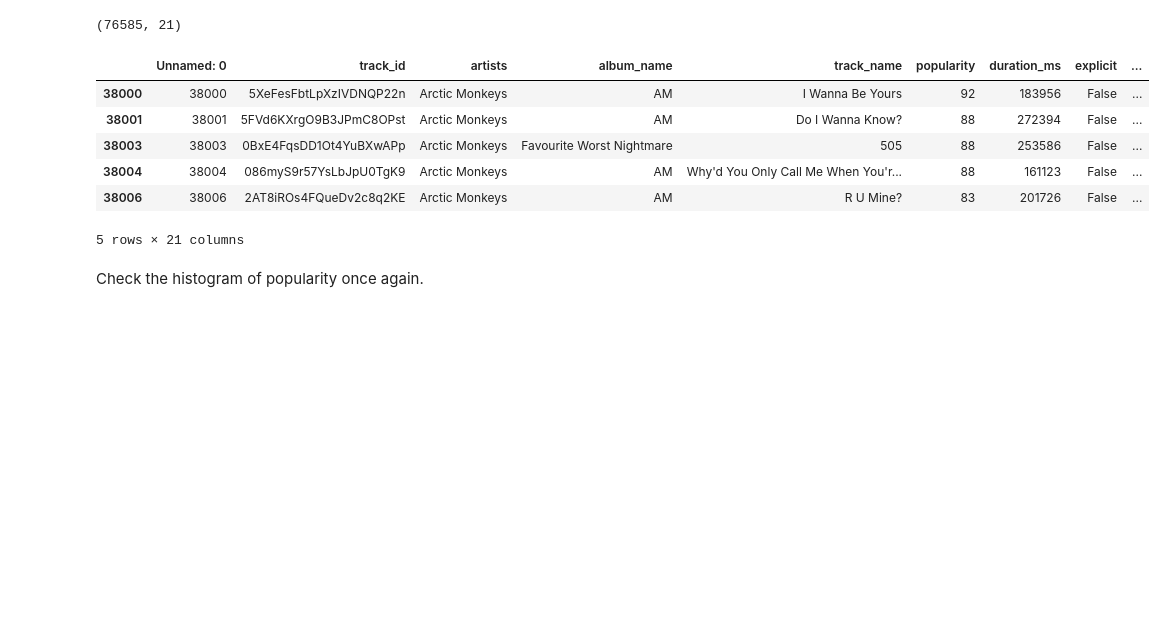
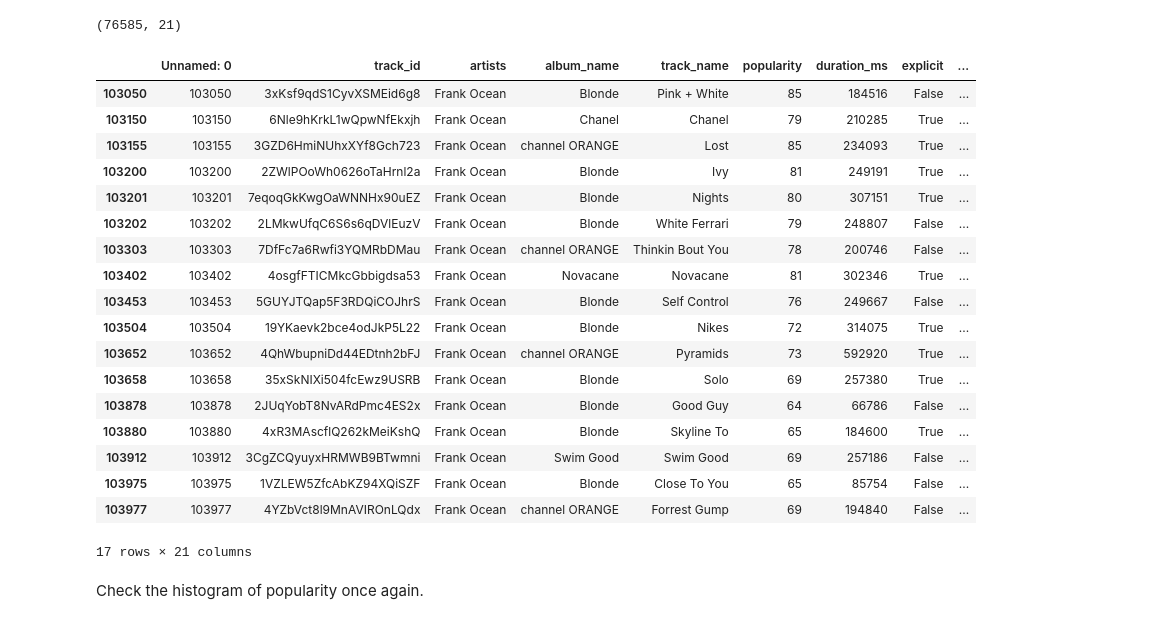
Before and after one commit to npwkeller/spotify-recommender-and-widget, a Jupyter notebook: spotify_recommend.ipynb, the cells around one changed output. Cells and saved outputs as stored; diff of their text form; code cells hidden in the pictures; blank space fills up the shorter version.

```diff
--- a/spotify_recommend.ipynb
+++ b/spotify_recommend.ipynb
@@ -109,15 +109,27 @@ data.shape
 # %%
 #Finding Some songs I want suggestions of.
 
-data[data['artists'] == "Arctic Monkeys"].head()
+data[data['artists'] == "Frank Ocean"]
 # %% [output]
 |  | Unnamed: 0 | track_id | artists | album_name | track_name | popularity | duration_ms | explicit | ... |
-| 38000 | 38000 | 5XeFesFbtLpXzIVDNQP22n | Arctic Monkeys | AM | I Wanna Be Yours | 92 | 183956 | False | ... |
-| 38001 | 38001 | 5FVd6KXrgO9B3JPmC8OPst | Arctic Monkeys | AM | Do I Wanna Know? | 88 | 272394 | False | ... |
-| 38003 | 38003 | 0BxE4FqsDD1Ot4YuBXwAPp | Arctic Monkeys | Favourite Worst Nightmare | 505 | 88 | 253586 | False | ... |
-| 38004 | 38004 | 086myS9r57YsLbJpU0TgK9 | Arctic Monkeys | AM | Why'd You Only Call Me When You'r... | 88 | 161123 | False | ... |
-| 38006 | 38006 | 2AT8iROs4FQueDv2c8q2KE | Arctic Monkeys | AM | R U Mine? | 83 | 201726 | False | ... |
+| 103050 | 103050 | 3xKsf9qdS1CyvXSMEid6g8 | Frank Ocean | Blonde | Pink + White | 85 | 184516 | False | ... |
+| 103150 | 103150 | 6Nle9hKrkL1wQpwNfEkxjh | Frank Ocean | Chanel | Chanel | 79 | 210285 | True | ... |
+| 103155 | 103155 | 3GZD6HmiNUhxXYf8Gch723 | Frank Ocean | channel ORANGE | Lost | 85 | 234093 | True | ... |
+| 103200 | 103200 | 2ZWlPOoWh0626oTaHrnl2a | Frank Ocean | Blonde | Ivy | 81 | 249191 | True | ... |
+| 103201 | 103201 | 7eqoqGkKwgOaWNNHx90uEZ | Frank Ocean | Blonde | Nights | 80 | 307151 | True | ... |
+| 103202 | 103202 | 2LMkwUfqC6S6s6qDVlEuzV | Frank Ocean | Blonde | White Ferrari | 79 | 248807 | False | ... |
+| 103303 | 103303 | 7DfFc7a6Rwfi3YQMRbDMau | Frank Ocean | channel ORANGE | Thinkin Bout You | 78 | 200746 | False | ... |
+| 103402 | 103402 | 4osgfFTICMkcGbbigdsa53 | Frank Ocean | Novacane | Novacane | 81 | 302346 | True | ... |
+| 103453 | 103453 | 5GUYJTQap5F3RDQiCOJhrS | Frank Ocean | Blonde | Self Control | 76 | 249667 | False | ... |
+| 103504 | 103504 | 19YKaevk2bce4odJkP5L22 | Frank Ocean | Blonde | Nikes | 72 | 314075 | True | ... |
+| 103652 | 103652 | 4QhWbupniDd44EDtnh2bFJ | Frank Ocean | channel ORANGE | Pyramids | 73 | 592920 | True | ... |
+| 103658 | 103658 | 35xSkNIXi504fcEwz9USRB | Frank Ocean | Blonde | Solo | 69 | 257380 | True | ... |
+| 103878 | 103878 | 2JUqYobT8NvARdPmc4ES2x | Frank Ocean | Blonde | Good Guy | 64 | 66786 | False | ... |
+| 103880 | 103880 | 4xR3MAscflQ262kMeiKshQ | Frank Ocean | Blonde | Skyline To | 65 | 184600 | True | ... |
+| 103912 | 103912 | 3CgZCQyuyxHRMWB9BTwmni | Frank Ocean | Swim Good | Swim Good | 69 | 257186 | False | ... |
+| 103975 | 103975 | 1VZLEW5ZfcAbKZ94XQiSZF | Frank Ocean | Blonde | Close To You | 65 | 85754 | False | ... |
+| 103977 | 103977 | 4YZbVct8l9MnAVIROnLQdx | Frank Ocean | channel ORANGE | Forrest Gump | 69 | 194840 | False | ... |
-5 rows × 21 columns
+17 rows × 21 columns
 # %% [markdown]
 Check the histogram of popularity once again.
 # %%
```
Also changed, not shown: parts of 13 cells of this notebook.
